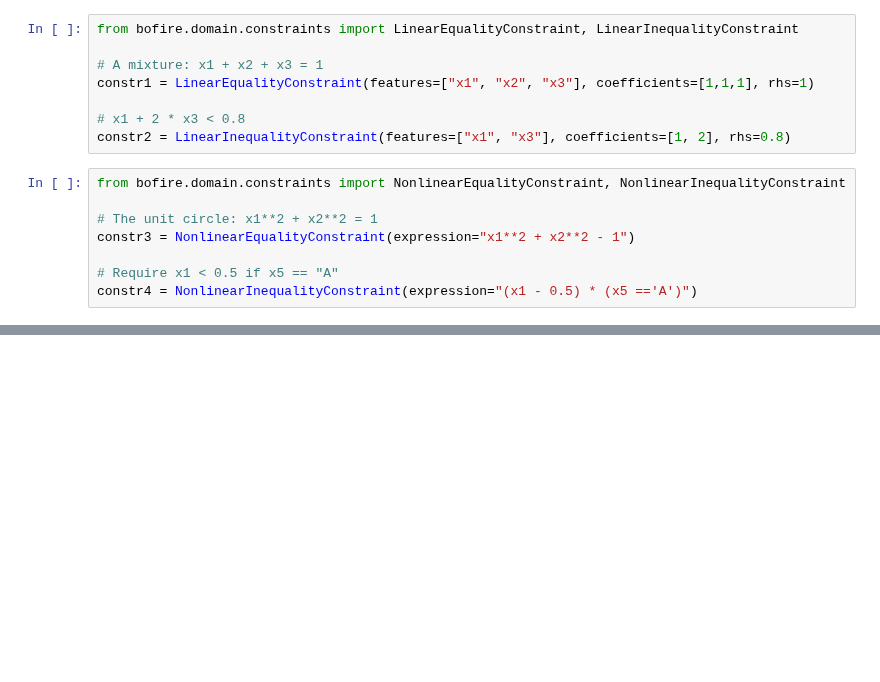
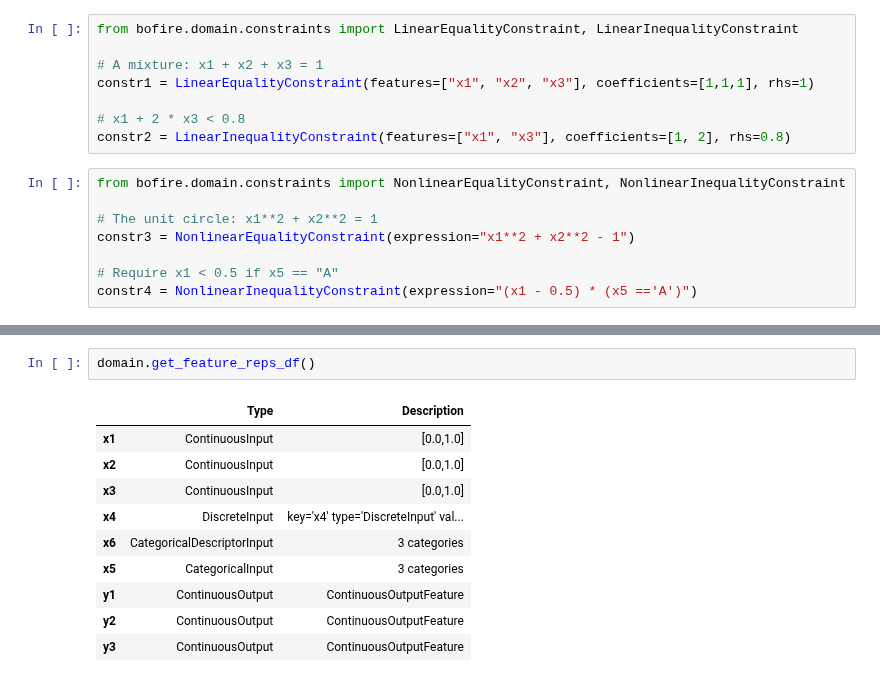
Before and after one commit to experimental-design/bofire, a Jupyter notebook: tutorials/GettingStarted.ipynb, the cells around one changed output, grey strips where cells are left out. Cells and saved outputs as stored; diff of their text form; blank space fills up the shorter version.

```diff
--- a/tutorials/GettingStarted.ipynb
+++ b/tutorials/GettingStarted.ipynb
@@ -104,0 +137,13 @@ constraints = Constraints(constraints=[constr1, constr2, constr3, constr4, const
+# %%
+domain.get_feature_reps_df()
+# %% [output]
+|  | Type | Description |
+| x1 | ContinuousInput | [0.0,1.0] |
+| x2 | ContinuousInput | [0.0,1.0] |
+| x3 | ContinuousInput | [0.0,1.0] |
+| x4 | DiscreteInput | key='x4' type='DiscreteInput' val... |
+| x6 | CategoricalDescriptorInput | 3 categories |
+| x5 | CategoricalInput | 3 categories |
+| y1 | ContinuousOutput | ContinuousOutputFeature |
+| y2 | ContinuousOutput | ContinuousOutputFeature |
+| y3 | ContinuousOutput | ContinuousOutputFeature |
```
Also changed, not shown: parts of 21 cells of this notebook.
